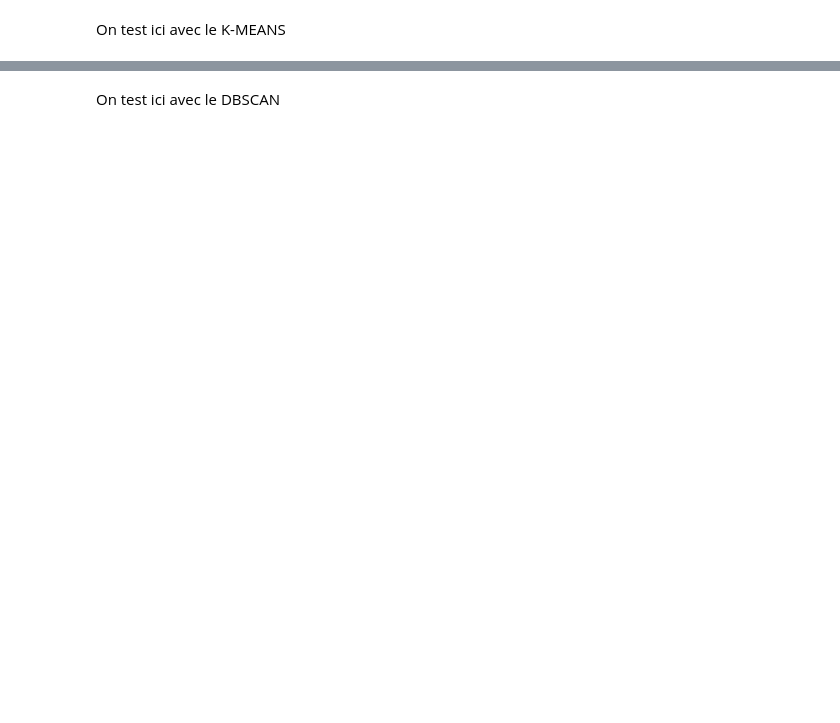
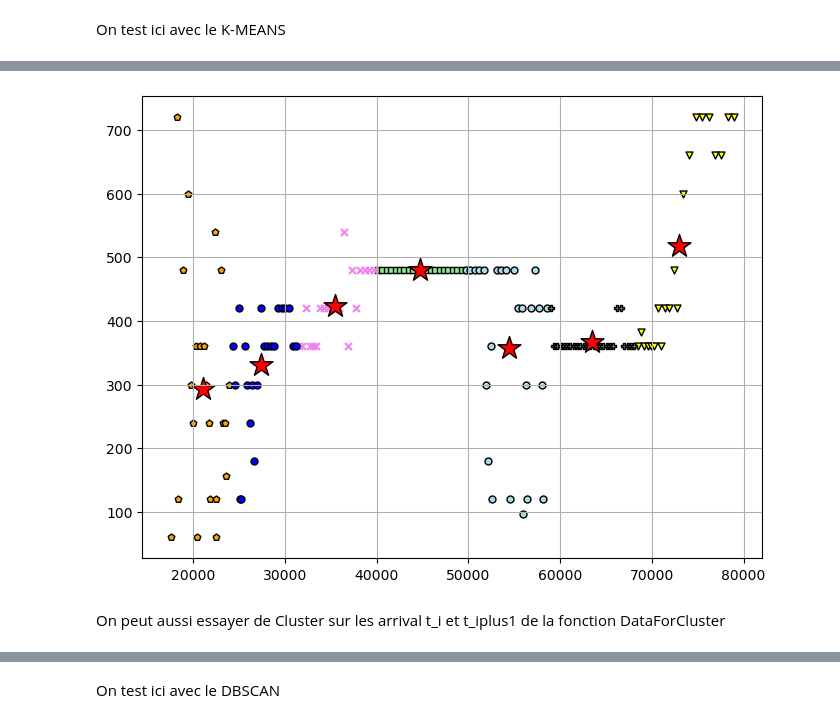
Before and after one commit to Hosx/Project-Stib-Data-Mining, a Jupyter notebook: ClusteringSchedule.ipynb, the cells around one changed output, grey strips where cells are left out. Saved outputs shown, nothing was run; the diff lists cells and outputs as text; code cells hidden in the pictures; blank space fills up the shorter version.

```diff
--- a/ClusteringSchedule.ipynb
+++ b/ClusteringSchedule.ipynb
@@ -150,0 +291,34 @@ plt.show()
+# %%
+Clusters = Clustering(distance_measures['manhattan'],7,Data)[0]
+Centers = Clustering(distance_measures['manhattan'],7,Data)[1]
+# %%
+plt.figure(figsize=(8,6))
+
+colors=['lightgreen','lightblue','yellow','orange','grey','violet','blue','red','magenta']
+
+markers=['s','o','v','p','P','x','o','s']
+
+for i,cluster in enumerate(Clusters):
+    plt.scatter(
+        Data.iloc[cluster,:1], Data.iloc[cluster,1:],
+        s=25, c=colors[i],
+        marker=markers[i], edgecolor='black',
+        label='cluster '+str(i)
+    )
+
+
+# visualise centroids
+for center in Centers:
+    plt.scatter(
+        center[0],center[1],
+        s=300, marker='*',
+        c='red', edgecolor='black',
+        label='centroids'
+    )
+#plt.legend(scatterpoints=1)
+plt.grid()
+plt.show()
+# %% [output]
+[figure, added]
+# %% [markdown]
+On peut aussi essayer de Cluster sur les arrival t_i et t_iplus1 de la fonction DataForCluster
```
Also changed, not shown: parts of 34 cells of this notebook, 1 other file.
